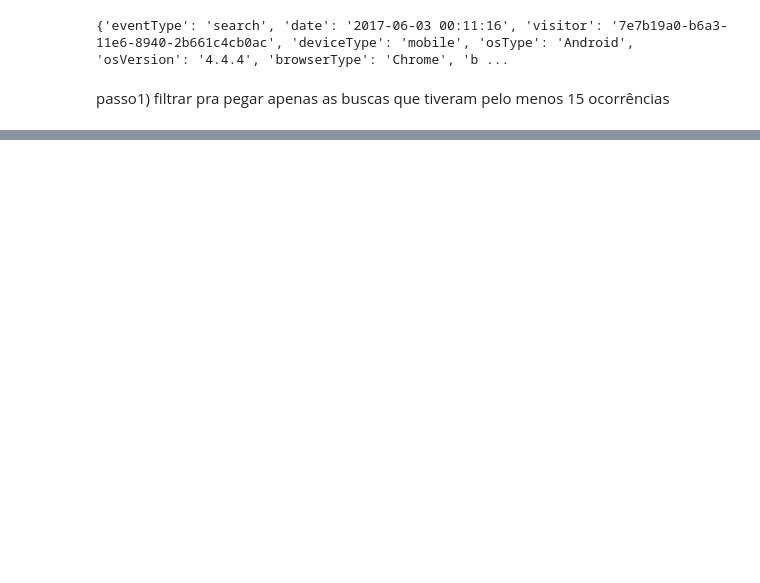
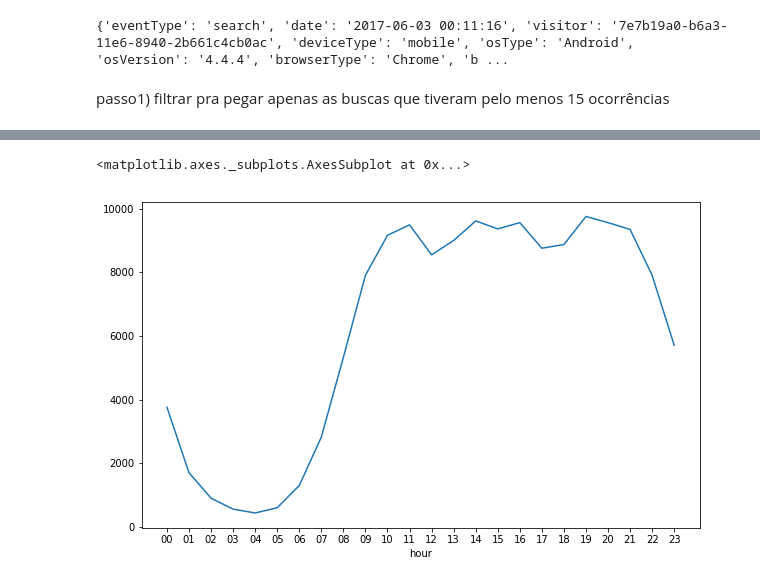
Before and after one commit to selaranjeira/desafio, a Jupyter notebook: desafio.ipynb, the cells around one changed output, grey strips where cells are left out. Saved outputs shown, nothing was run; the diff lists cells and outputs as text; code cells hidden in the pictures; blank space fills up the shorter version.

```diff
--- a/desafio.ipynb
+++ b/desafio.ipynb
@@ -119,0 +125,14 @@ print(busca[0])
+# %%
+# time_data = [x for x in events if x['eventType'] == "page"]
+# print(time_data[0])
+
+time_data = pd.DataFrame(list({
+    (td['visitor'], td['date'][:10], td['date'][11:13])
+        for td in events if td['eventType'] == 'page'
+    }),
+    columns=['visitor','day','hour']
+)
+
+# foram descartados os minutos e segundos
+#type(time_data)
+time_data.head()
@@ -119,0 +146,5 @@ print(busca[0])
+# %%
+time_data.groupby(time_data['hour']).size().plot(figsize=(10,6), xticks=(range(24)))
+# %% [output]
+<matplotlib.axes._subplots.AxesSubplot at 0x...>
+[figure, added]
```
Also changed, not shown: parts of 20 cells of this notebook.
